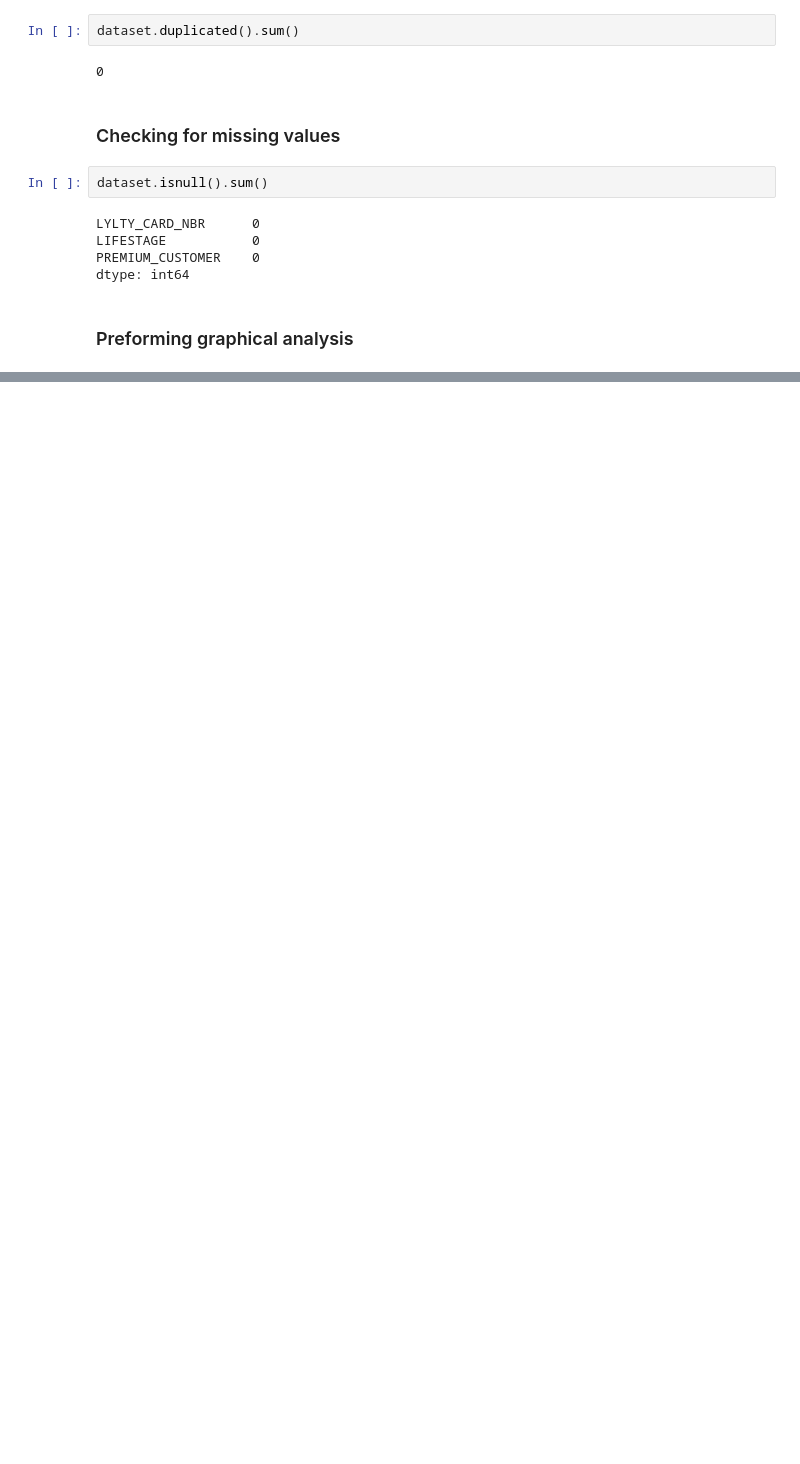
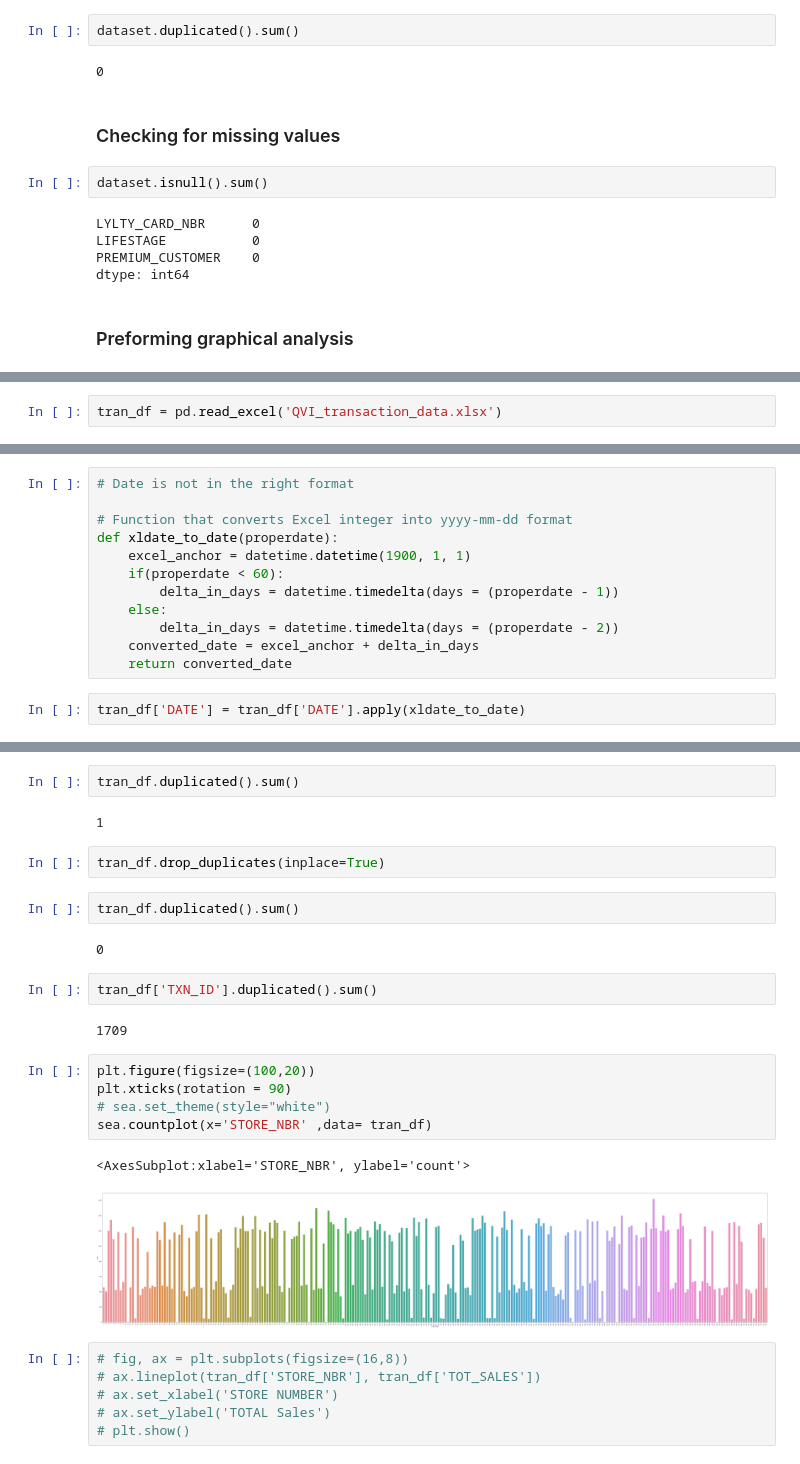
Before and after one commit to darsh996/Quantium_Internship, a Jupyter notebook: EDA_quantium.ipynb, the cells around one changed output, grey strips where cells are left out. Saved outputs shown, nothing was run; the diff lists cells and outputs as text; blank space fills up the shorter version.

Commit message:
DATE CORRECTION

```diff
--- a/EDA_quantium.ipynb
+++ b/EDA_quantium.ipynb
@@ -117,0 +100,2 @@ sea.countplot(x = 'PREMIUM_CUSTOMER', data = dataset)
+# %%
+tran_df = pd.read_excel('QVI_transaction_data.xlsx')
@@ -117,0 +124,14 @@ sea.countplot(x = 'PREMIUM_CUSTOMER', data = dataset)
+# %%
+# Date is not in the right format
+
+# Function that converts Excel integer into yyyy-mm-dd format
+def xldate_to_date(properdate):
+    excel_anchor = datetime.datetime(1900, 1, 1)
+    if(properdate < 60):
+        delta_in_days = datetime.timedelta(days = (properdate - 1))
+    else:
+        delta_in_days = datetime.timedelta(days = (properdate - 2))
+    converted_date = excel_anchor + delta_in_days
+    return converted_date
+# %%
+tran_df['DATE'] = tran_df['DATE'].apply(xldate_to_date)
@@ -117,0 +183,28 @@ sea.countplot(x = 'PREMIUM_CUSTOMER', data = dataset)
+# %%
+tran_df.duplicated().sum()
+# %% [output]
+1
+# %%
+tran_df.drop_duplicates(inplace=True)
+# %%
+tran_df.duplicated().sum()
+# %% [output]
+0
+# %%
+tran_df['TXN_ID'].duplicated().sum()
+# %% [output]
+1709
+# %%
+plt.figure(figsize=(100,20))
+plt.xticks(rotation = 90)
+# sea.set_theme(style="white")
+sea.countplot(x='STORE_NBR' ,data= tran_df)
+# %% [output]
+<AxesSubplot:xlabel='STORE_NBR', ylabel='count'>
+[figure, added]
+# %%
+# fig, ax = plt.subplots(figsize=(16,8))
+# ax.lineplot(tran_df['STORE_NBR'], tran_df['TOT_SALES'])
+# ax.set_xlabel('STORE NUMBER')
+# ax.set_ylabel('TOTAL Sales')
+# plt.show()
```
Also changed, not shown: parts of 36 cells of this notebook.
